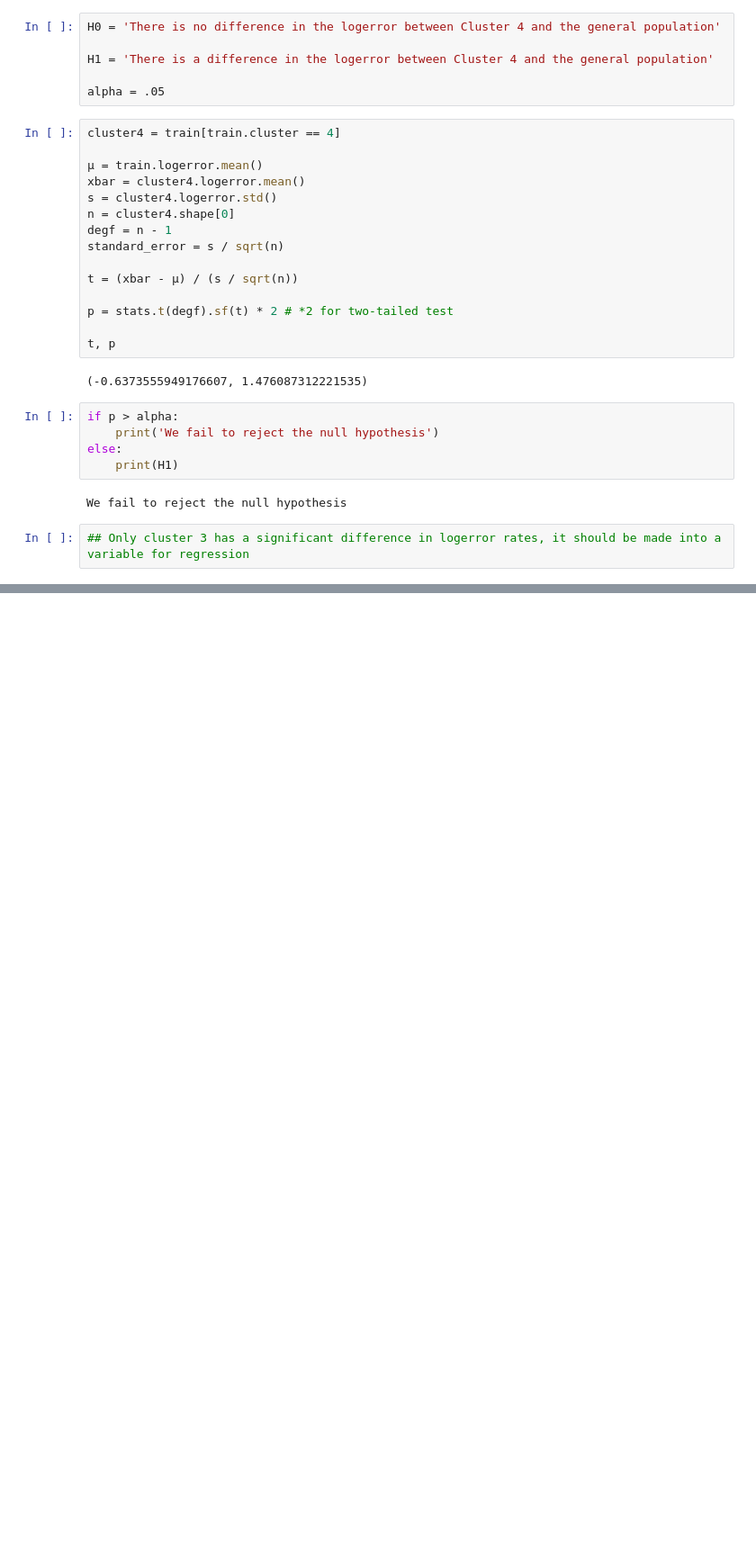
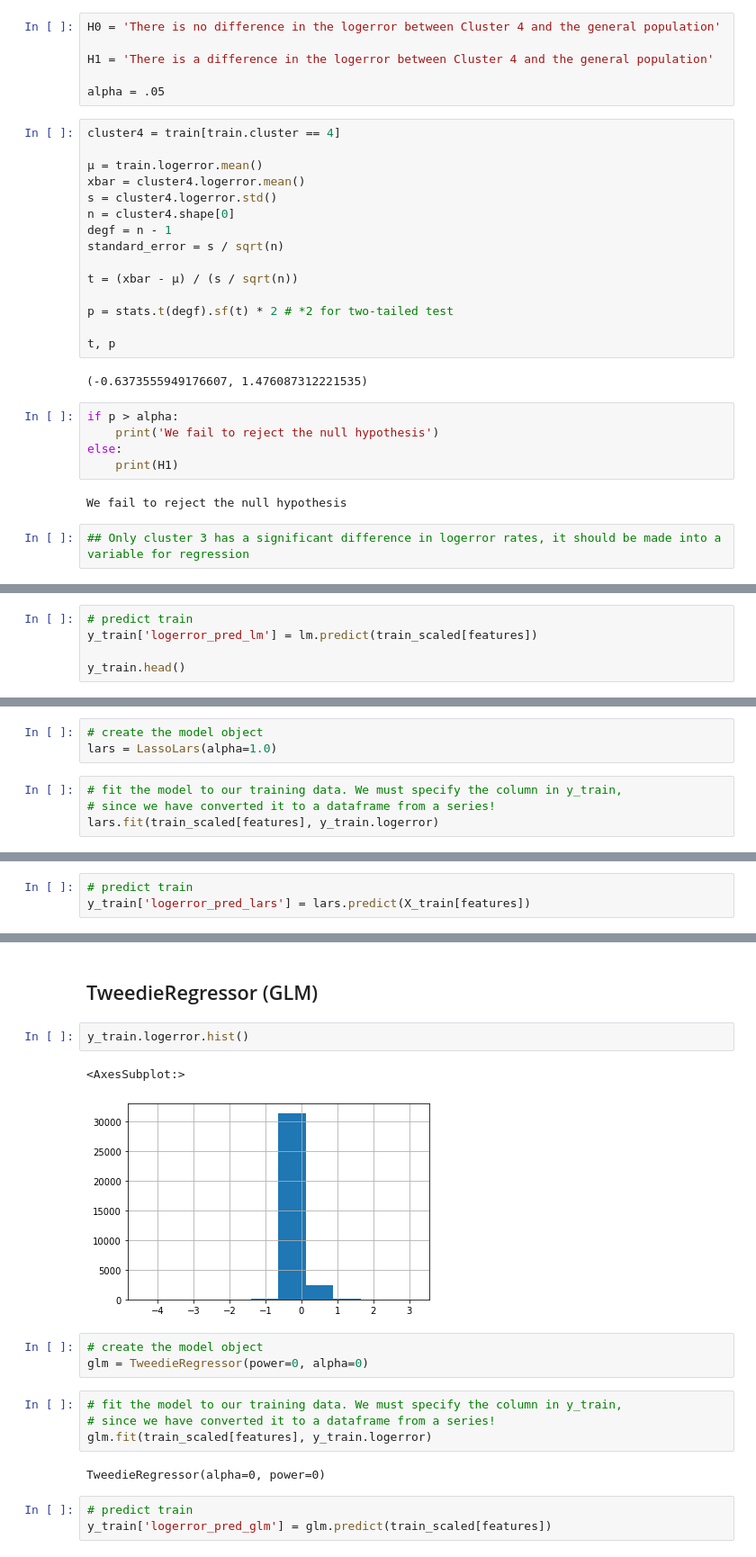
Before and after one commit to davidb-and-john/clustering-project, a Jupyter notebook: final_cluster_model.ipynb, the cells around one changed output, grey strips where cells are left out. Shown at 90% size. Drawn from its saved outputs; the diff is of its cells as text; blank space fills up the shorter version.

Commit message:
worked on regression models

```diff
--- a/final_cluster_model.ipynb
+++ b/final_cluster_model.ipynb
@@ -531,0 +711,5 @@ We fail to reject the null hypothesis
+# %%
+# predict train
+y_train['logerror_pred_lm'] = lm.predict(train_scaled[features])
+
+y_train.head()
@@ -531,0 +762,7 @@ We fail to reject the null hypothesis
+# %%
+# create the model object
+lars = LassoLars(alpha=1.0)
+# %%
+# fit the model to our training data. We must specify the column in y_train,
+# since we have converted it to a dataframe from a series!
+lars.fit(train_scaled[features], y_train.logerror)
@@ -531,0 +771,3 @@ We fail to reject the null hypothesis
+# %%
+# predict train
+y_train['logerror_pred_lars'] = lars.predict(X_train[features])
@@ -531,0 +818,19 @@ We fail to reject the null hypothesis
+# %% [markdown]
+## TweedieRegressor (GLM)
+# %%
+y_train.logerror.hist()
+# %% [output]
+<AxesSubplot:>
+[figure, added]
+# %%
+# create the model object
+glm = TweedieRegressor(power=0, alpha=0)
+# %%
+# fit the model to our training data. We must specify the column in y_train,
+# since we have converted it to a dataframe from a series!
+glm.fit(train_scaled[features], y_train.logerror)
+# %% [output]
+TweedieRegressor(alpha=0, power=0)
+# %%
+# predict train
+y_train['logerror_pred_glm'] = glm.predict(train_scaled[features])
```
Also changed, not shown: parts of 71 cells of this notebook.
